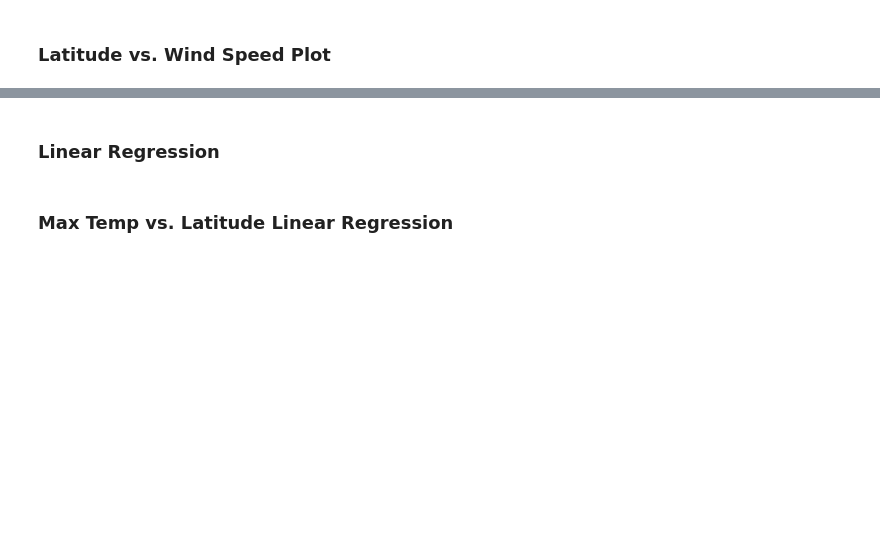
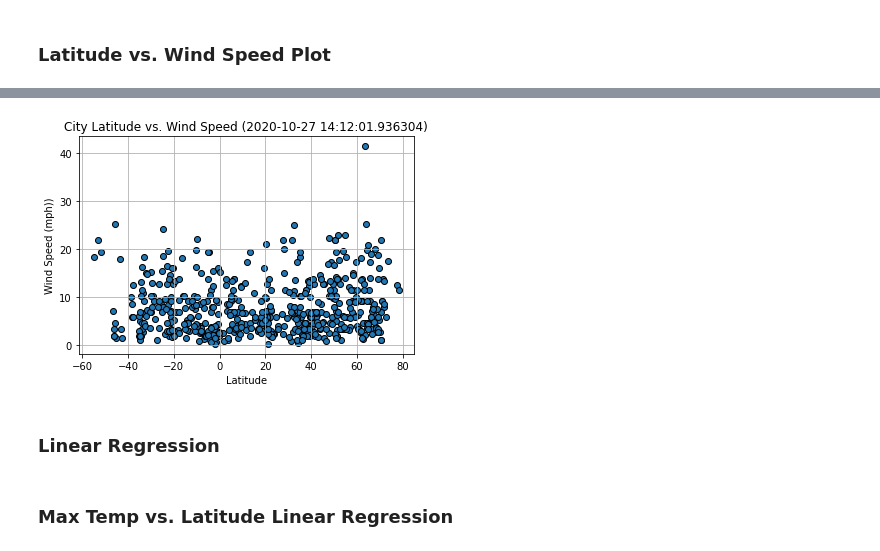
Before and after one commit to jtwilliams17/python-APIs-challenge, a Jupyter notebook: WeatherPy/JamesWilliams_WeatherPy.ipynb, the cells around one changed output, grey strips where cells are left out. Saved outputs shown, nothing was run; the diff lists cells and outputs as text; code cells hidden in the pictures; blank space fills up the shorter version.

```diff
--- a/WeatherPy/JamesWilliams_WeatherPy.ipynb
+++ b/WeatherPy/JamesWilliams_WeatherPy.ipynb
@@ -210,3 +285,23 @@ Int64Index([], dtype='int64')
+# %%
+# Build the scatter plots for latitude vs. humidity
+x_values = cities_weather_df['Lat']
+y_values = cities_weather_df['Wind Speed']
+plt.scatter(x_values,y_values, edgecolors='k')
+
+# Incorporate the other graph properties
+plt.xlabel('Latitude')
+plt.ylabel('Wind Speed (mph)')
+today = pd.to_datetime("today")
+plt.title(f'City Latitude vs. Wind Speed ({today})')
+plt.grid()
+
+# Save the figure
+plt.savefig('../output_data/Fig4.png')
+
+# Show plot
+plt.show()
+# %% [output]
+[figure, added]
 # %% [markdown]
 ### Linear Regression
 # %%
```
Also changed, not shown: parts of 31 cells of this notebook, 17 other files.
